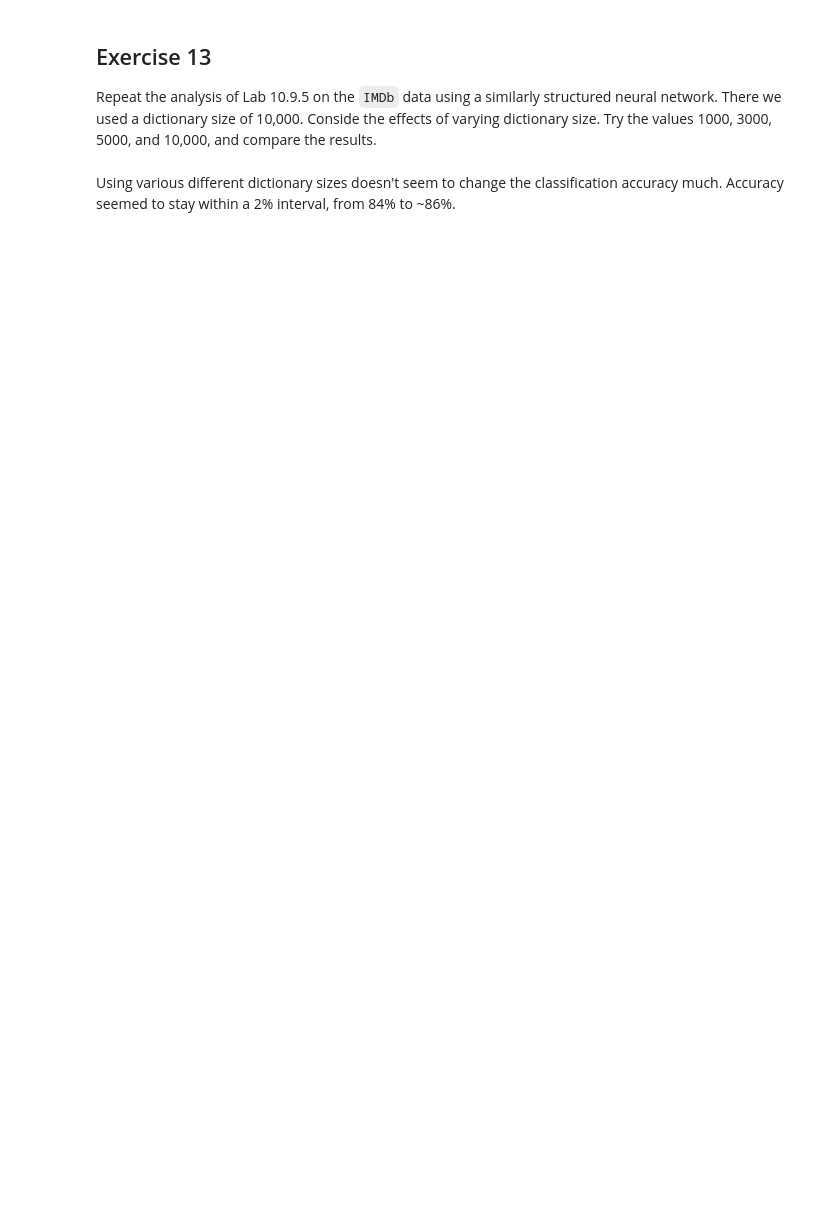
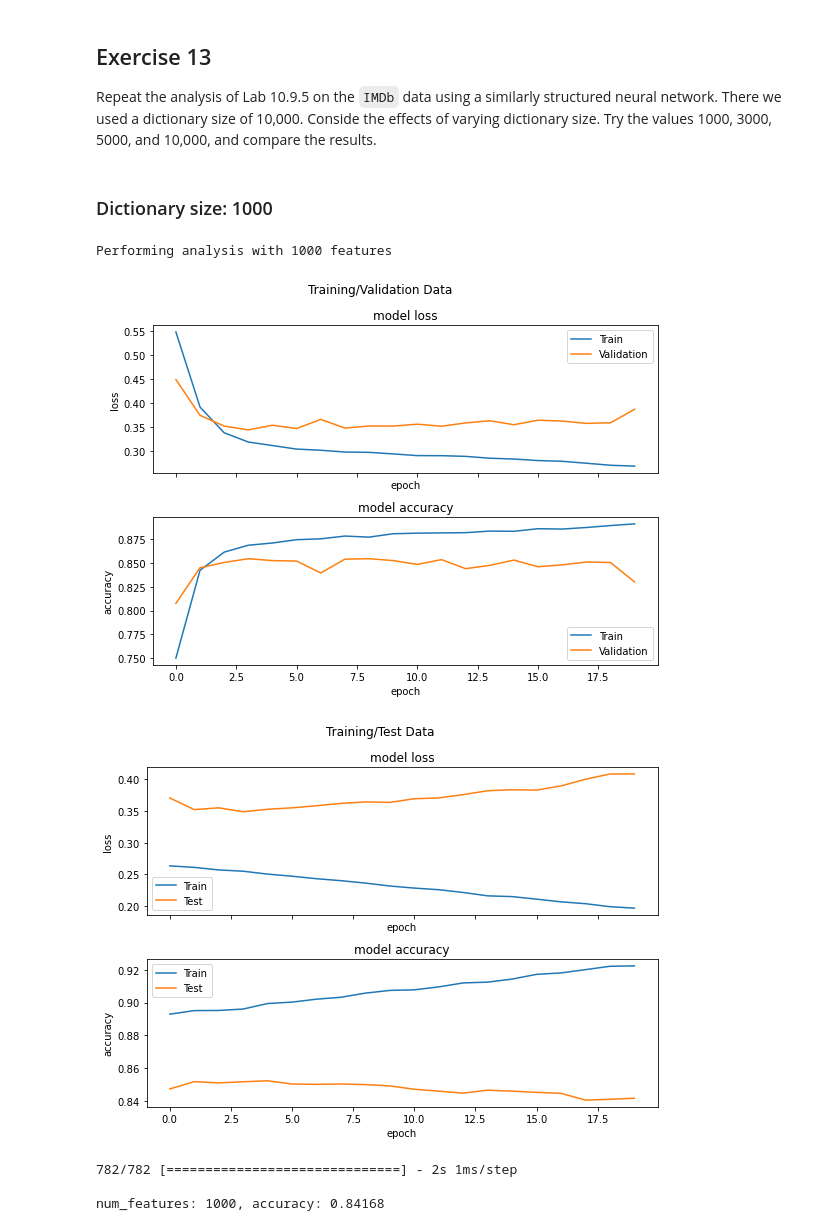
Before and after one commit to papir805/ISLR2, a Jupyter notebook: Python/chp10/exercises/chp_10_exercises_me.ipynb, the cells around one changed output. Drawn from its saved outputs; the diff is of its cells as text; code cells hidden in the pictures; blank space fills up the shorter version.

```diff
--- a/Python/chp10/exercises/chp_10_exercises_me.ipynb
+++ b/Python/chp10/exercises/chp_10_exercises_me.ipynb
@@ -667,16 +588,3 @@ The Linear AR model from the lab using `lm()` has a test $R^2$ of 0.4116, compar
 # %% [markdown]
 ## Exercise 11
 Repeat the previous exercise, but now fit a nonlinear AR model by "flattening" the short sequences produced for the RNN model.
-# %%
-arframe = pd.concat(
-    [
-        xdata[['log_volume']].reset_index(drop=True),
-        lagm(xdata, 'L1', 1),
-        lagm(xdata, 'L2', 2),
-        lagm(xdata, 'L3', 3),
-        lagm(xdata, 'L4', 4),
-        lagm(xdata, 'L5', 5)
-    ], axis=1
-)
-
-arframe = arframe[5:]
@@ -735,4 +646,6 @@ Consider the RNN fit to the `NYSE` data in Section 10.9.6. Modify the code to al
 # %%
-temp = pd.DataFrame(tf.keras.utils.to_categorical( month_df['date'].dt.dayofweek), columns=['day[mon]', 'day[tues]', 'day[wed]', 'day[thurs]', 'day[fri]'])
+categorical_day_of_week = tf.keras.utils.to_categorical(month_df['date'].dt.dayofweek)
 
-xdatad = pd.concat([xdata, temp], axis=1)
+day_of_week_df = pd.DataFrame(categorical_day_of_week, columns=['day[mon]', 'day[tues]', 'day[wed]', 'day[thurs]', 'day[fri]'])
+
+xdatad = pd.concat([xdata.reset_index(drop=True), day_of_week_df], axis=1)
@@ -910,2 +716,0 @@ plt.scatter(num_features, accuracies);
-# %% [markdown]
-Using various different dictionary sizes doesn't seem to change the classification accuracy much.  Accuracy seemed to stay within a 2% interval, from 84% to ~86%.
@@ -911,0 +844,11 @@ Using various different dictionary sizes doesn't seem to change the classificati
+# %% [markdown]
+### Dictionary size: 1000
+# %%
+acc_1000 = run_sentiment_analysis(1000)
+# %% [output]
+Performing analysis with 1000 features
+[figure, added]
+[figure, added]
+782/782 [==============================] - 2s 1ms/step
+
+num_features: 1000, accuracy: 0.84168
```
Also changed, not shown: parts of 75 cells of this notebook, 3 other files.
